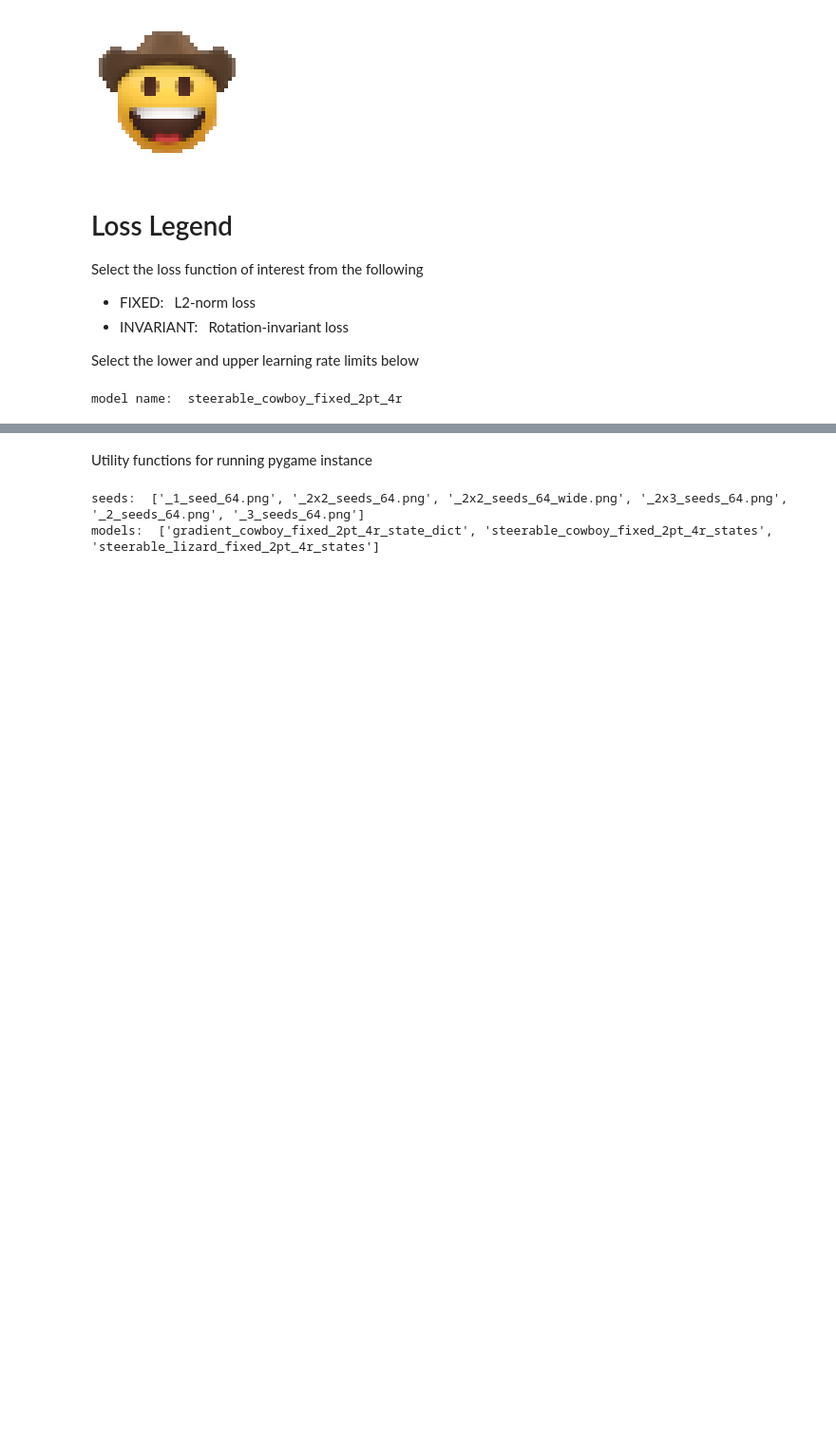
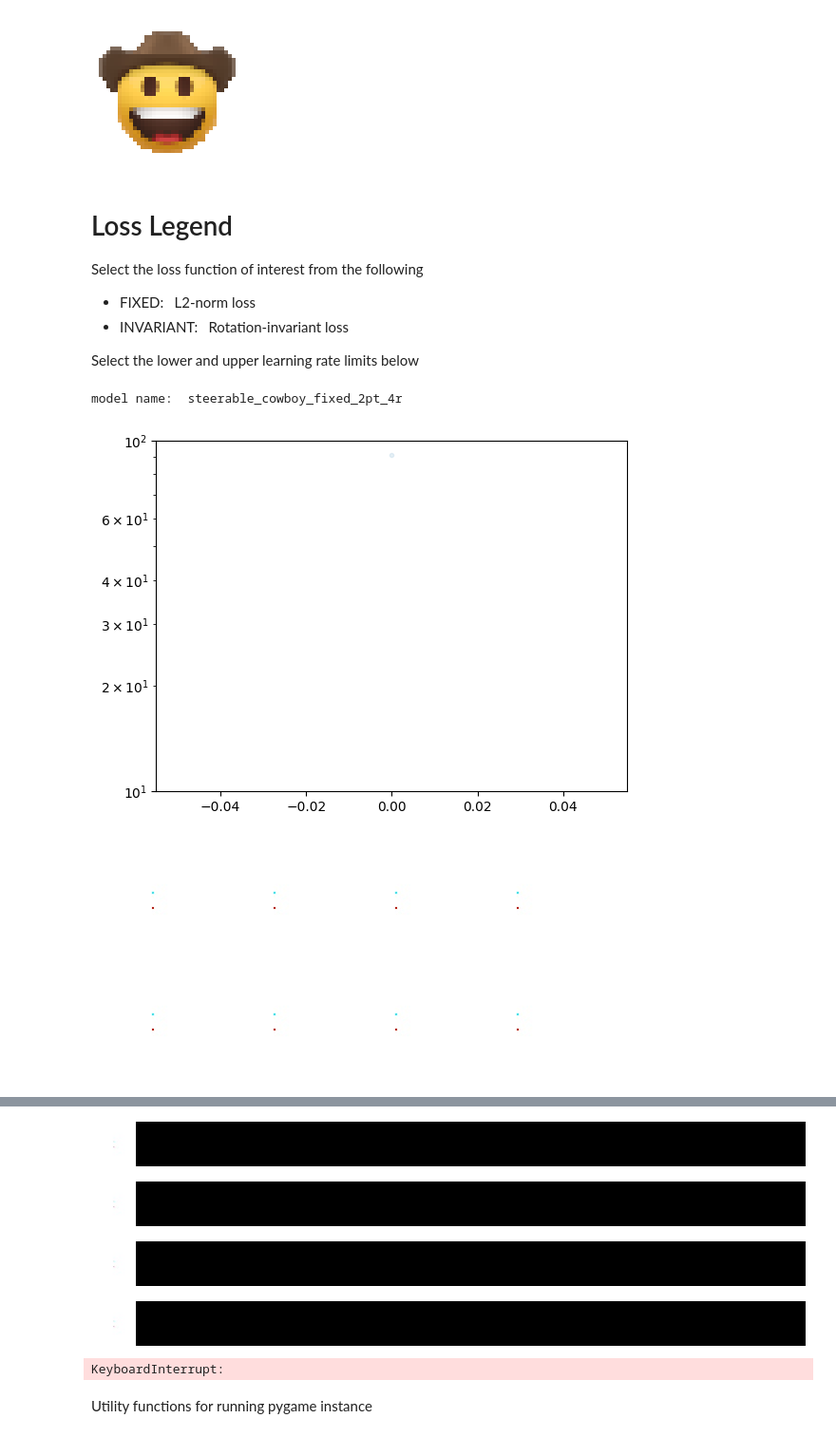
Before and after one commit to mravelo5874/neural-cellular-automata, a Jupyter notebook: 2_blogpost_iso_nca/blogpost_code.ipynb, the cells around one changed output, grey strips where cells are left out. Shown at 95% size. Cells and saved outputs as stored; diff of their text form; code cells hidden in the pictures; blank space fills up the shorter version.

Commit message:
testing carbon copy steerable perception

```diff
--- a/2_blogpost_iso_nca/blogpost_code.ipynb
+++ b/2_blogpost_iso_nca/blogpost_code.ipynb
@@ -266,7 +266,8 @@ def steerable_perception(x):
   gx, gy = grad[:, ::2], grad[:, 1::2]
   rot_grad = torch.cat([gx*c+gy*s, gy*c-gx*s], 1)
   state_lap = perchannel_conv(state, LAP[None, :])
-  return torch.cat([state, rot_grad, state_lap], 1)
+  res = torch.cat([state, rot_grad, state_lap], 1)
+  return res
 
 def gradient_perception(x):
   filters = torch.stack([SOBEL, SOBEL.T])
@@ -488,7 +492,7 @@ model name:  steerable_cowboy_fixed_2pt_4r
 # %%
 #@title Training Loop {vertical-output:true}
 
-TRAIN_MODEL = False
+TRAIN_MODEL = True
 EPOCHS = 15000  #@param{type:"number"}
 DAMAGE_RATE = 3
 IMAGE_RATE = 20
@@ -553,30 +557,32 @@ for _ in tqdm(range(EPOCHS+1)):
         imgs = to_rgb(x)
         imgs = imgs.permute([0, 2, 3, 1]).cpu()
         imshow(tile2d(imgs.detach(), 4), scale=2)
 
     if i % INFO_RATE == 0:
         print('\rstep_n:', i, '\tloss:', loss.item(), '\tlr:', lr_sched.get_lr()[0], end='')
 
     if i % SAVE_RATE == 0:
         progress = i
         torch.save(model, os.path.join(MODEL_DIR, f'{MODEL_NAME}_{i}.pt'))
 
 if TRAIN_MODEL:
     # * save final model
     torch.save(model, os.path.join('_models', f'{MODEL_NAME}.pt'))
     torch.save(model.state_dict(), os.path.join('_states', f'{MODEL_NAME}_state_dict.pt'))
 
     # * create model video!
     FRAMES = 500  #@param{type:"integer"}
     progress = 15000
 
     model_name = f'{MODEL_TYPE}_{TARGET}_{LOSS_FN}_{SEED_N}pt_{SEED_R}r_{progress}'.lower()
     model_path = os.path.join(MODEL_DIR, f'{model_name}.pt')
     demo_path = os.path.join('_videos', f'{model_name}.mp4')
 
     try:
         model = torch.load(model_path)
         vidgen(demo_path, model, n_frames=FRAMES, p=SEED_N, r=SEED_R)
     except FileNotFoundError:
         print(f'Model "{model_name}" not found.')
 # %% [output]
+[figure, added]
+[figure, added]
@@ -584,3 +590,8 @@ skipping training
+[figure, added]
+[figure, added]
+[figure, added]
+[figure, added]
+KeyboardInterrupt:
 # %% [markdown]
 Utility functions for running pygame instance
 # %%
@@ -618,7 +629,7 @@ import imutils
 import torch.nn.functional as func
 import torchvision.transforms.functional as trans
 
-_PLAY_ = True
+_PLAY_ = False
 _MODELS_DIR_ = '_states'
 _PLAY_DEVICE_ = 'cpu'
 _RADIUS_ = 8
@@ -859,6 +870,3 @@ while running:
 
 # * quit it!
 pygame.quit()
-# %% [output]
-seeds:  ['_1_seed_64.png', '_2x2_seeds_64.png', '_2x2_seeds_64_wide.png', '_2x3_seeds_64.png', '_2_seeds_64.png', '_3_seeds_64.png']
-models:  ['gradient_cowboy_fixed_2pt_4r_state_dict', 'steerable_cowboy_fixed_2pt_4r_states', 'steerable_lizard_fixed_2pt_4r_states']
```
Also changed, not shown: parts of 2 cells of this notebook, 2 other files.
